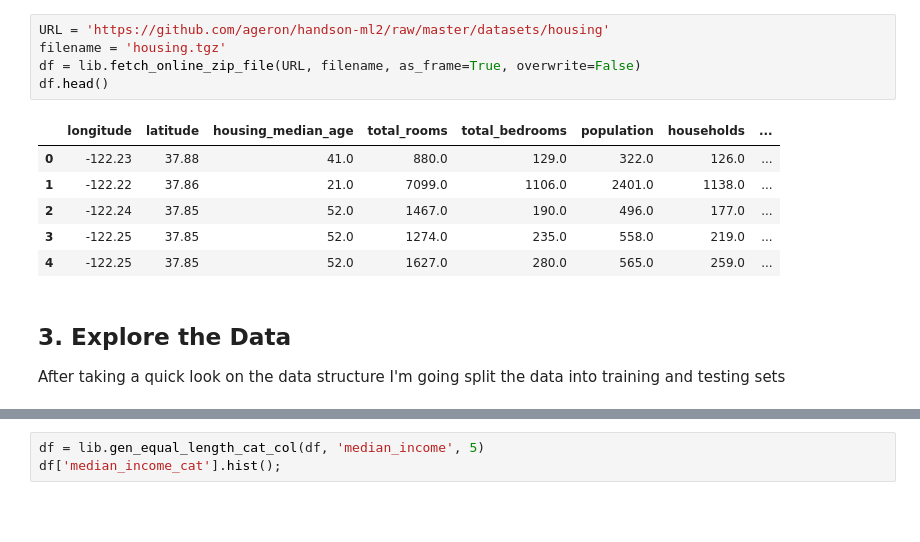
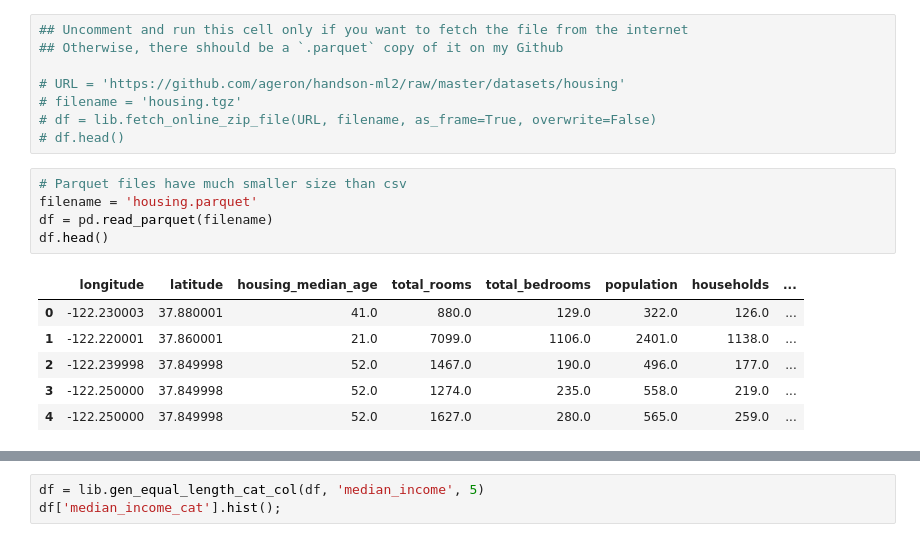
Before and after one commit to ayjabri/AI, a Jupyter notebook: Machine Learning/Regression/CalHousing.ipynb, the cells around one changed output, grey strips where cells are left out. Saved outputs shown, nothing was run; the diff lists cells and outputs as text; blank space fills up the shorter version.

```diff
--- a/Machine Learning/Regression/CalHousing.ipynb
+++ b/Machine Learning/Regression/CalHousing.ipynb
@@ -67,15 +80,20 @@ The set is
 # %%
-URL = 'https://github.com/ageron/handson-ml2/raw/master/datasets/housing'
-filename = 'housing.tgz'
-df = lib.fetch_online_zip_file(URL, filename, as_frame=True, overwrite=False)
-df.head()
+## Uncomment and run this cell only if you want to fetch the file from the internet
+## Otherwise, there shhould be a `.parquet` copy of it on my Github
+
+# URL = 'https://github.com/ageron/handson-ml2/raw/master/datasets/housing'
+# filename = 'housing.tgz'
+# df = lib.fetch_online_zip_file(URL, filename, as_frame=True, overwrite=False)
+# df.head()
-# %% [output]
-|  | longitude | latitude | housing_median_age | total_rooms | total_bedrooms | population | households | ... |
-| 0 | -122.23 | 37.88 | 41.0 | 880.0 | 129.0 | 322.0 | 126.0 | ... |
-| 1 | -122.22 | 37.86 | 21.0 | 7099.0 | 1106.0 | 2401.0 | 1138.0 | ... |
-| 2 | -122.24 | 37.85 | 52.0 | 1467.0 | 190.0 | 496.0 | 177.0 | ... |
-| 3 | -122.25 | 37.85 | 52.0 | 1274.0 | 235.0 | 558.0 | 219.0 | ... |
-| 4 | -122.25 | 37.85 | 52.0 | 1627.0 | 280.0 | 565.0 | 259.0 | ... |
-# %% [markdown]
-## 3. Explore the Data
-After taking a quick look on the data structure I'm going split the data into training and testing sets
+# %%
+# Parquet files have much smaller size than csv
+filename = 'housing.parquet'
+df = pd.read_parquet(filename)
+df.head()
+# %% [output]
+|  | longitude | latitude | housing_median_age | total_rooms | total_bedrooms | population | households | ... |
+| 0 | -122.230003 | 37.880001 | 41.0 | 880.0 | 129.0 | 322.0 | 126.0 | ... |
+| 1 | -122.220001 | 37.860001 | 21.0 | 7099.0 | 1106.0 | 2401.0 | 1138.0 | ... |
+| 2 | -122.239998 | 37.849998 | 52.0 | 1467.0 | 190.0 | 496.0 | 177.0 | ... |
+| 3 | -122.250000 | 37.849998 | 52.0 | 1274.0 | 235.0 | 558.0 | 219.0 | ... |
+| 4 | -122.250000 | 37.849998 | 52.0 | 1627.0 | 280.0 | 565.0 | 259.0 | ... |
```
Also changed, not shown: parts of 23 cells of this notebook, 7 other files.
